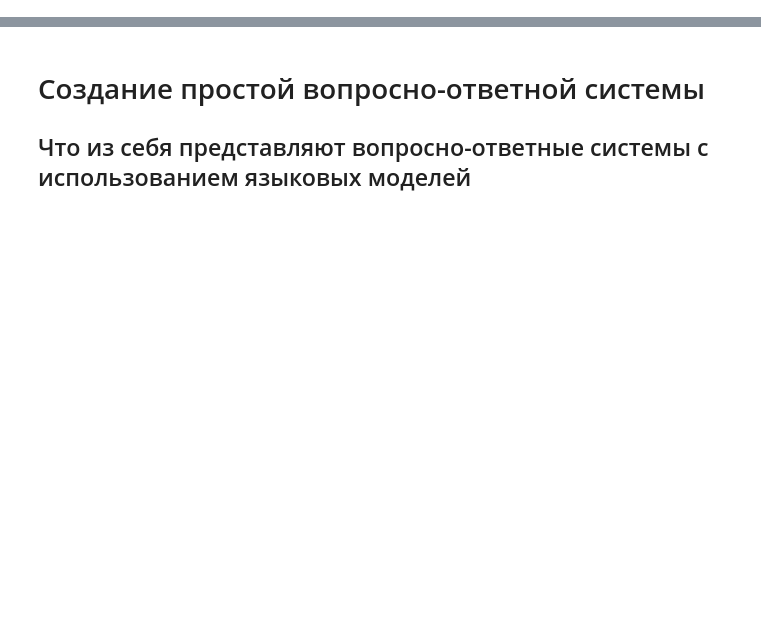
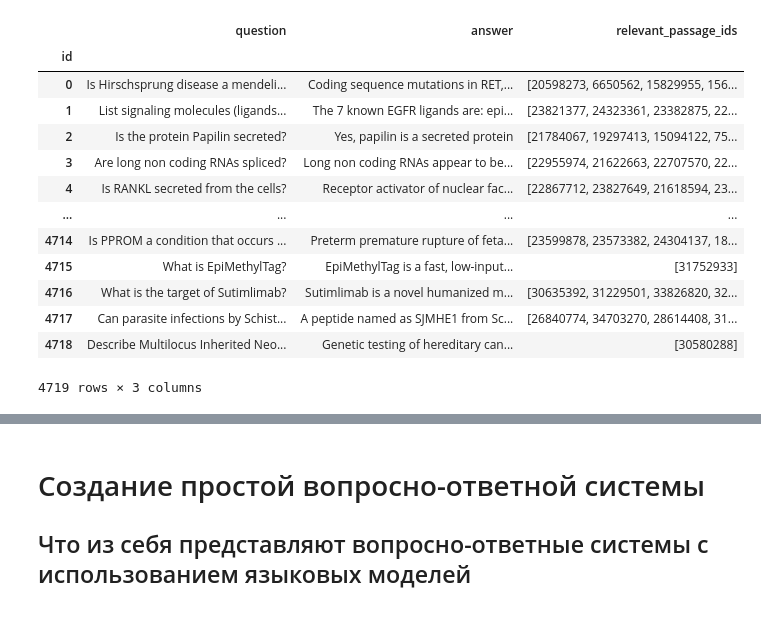
Before and after one commit to orekhovsky/GenAI-mini-projects, a Jupyter notebook: RAG_on_gigachat_ipynb".ipynb, the cells around one changed output, grey strips where cells are left out. Saved outputs shown, nothing was run; the diff lists cells and outputs as text; code cells hidden in the pictures; blank space fills up the shorter version.

```diff
--- a/RAG_on_gigachat_ipynb".ipynb
+++ b/RAG_on_gigachat_ipynb".ipynb
@@ -2,0 +5,5 @@
+# %%
+import pandas as pd
+
+df = pd.read_parquet("hf://datasets/rag-datasets/rag-mini-bioasq/data/passages.parquet/part.0.parquet")
+df_test = pd.read_parquet("hf://datasets/rag-datasets/rag-mini-bioasq/data/test.parquet/part.0.parquet")
@@ -2,0 +33,17 @@
+# %%
+df_test
+# %% [output]
+|  | question | answer | relevant_passage_ids |
+| id |  |  |  |
+| 0 | Is Hirschsprung disease a mendeli... | Coding sequence mutations in RET,... | [20598273, 6650562, 15829955, 156... |
+| 1 | List signaling molecules (ligands... | The 7 known EGFR ligands are: epi... | [23821377, 24323361, 23382875, 22... |
+| 2 | Is the protein Papilin secreted? | Yes, papilin is a secreted protein | [21784067, 19297413, 15094122, 75... |
+| 3 | Are long non coding RNAs spliced? | Long non coding RNAs appear to be... | [22955974, 21622663, 22707570, 22... |
+| 4 | Is RANKL secreted from the cells? | Receptor activator of nuclear fac... | [22867712, 23827649, 21618594, 23... |
+| ... | ... | ... | ... |
+| 4714 | Is PPROM a condition that occurs ... | Preterm premature rupture of feta... | [23599878, 23573382, 24304137, 18... |
+| 4715 | What is EpiMethylTag? | EpiMethylTag is a fast, low-input... | [31752933] |
+| 4716 | What is the target of Sutimlimab? | Sutimlimab is a novel humanized m... | [30635392, 31229501, 33826820, 32... |
+| 4717 | Can parasite infections by Schist... | A peptide named as SJMHE1 from Sc... | [26840774, 34703270, 28614408, 31... |
+| 4718 | Describe Multilocus Inherited Neo... | Genetic testing of hereditary can... | [30580288] |
+4719 rows × 3 columns
```
Also changed, not shown: parts of 6 cells of this notebook.
